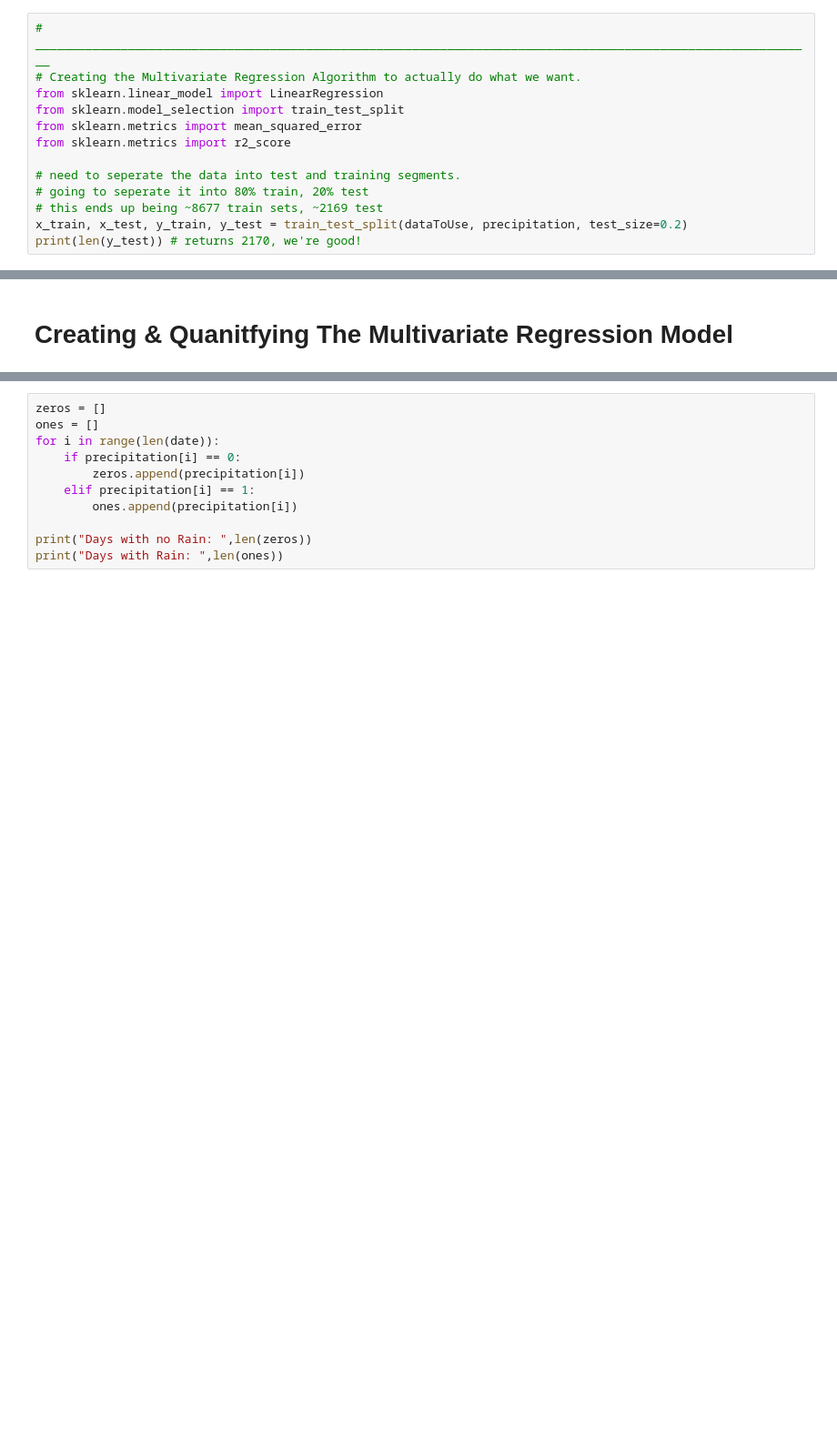
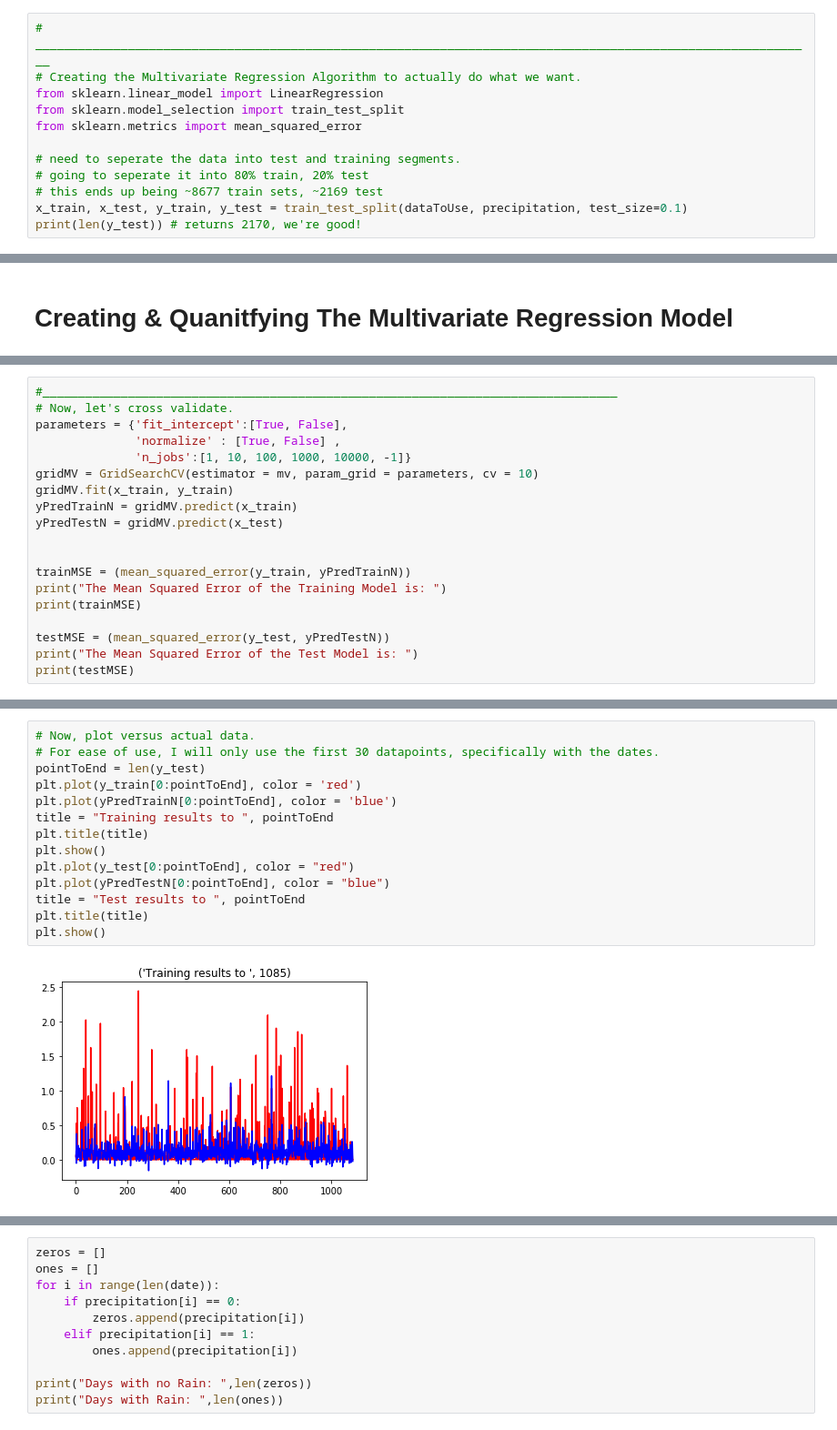
Before and after one commit to JonathanClifford/597ML-MachineLearningWeatherPrediction, a Jupyter notebook: mainAnalysisOfWeatherData.ipynb, the cells around one changed output, grey strips where cells are left out. Shown at 91% size. Cells and saved outputs as stored; diff of their text form; blank space fills up the shorter version.

```diff
--- a/mainAnalysisOfWeatherData.ipynb
+++ b/mainAnalysisOfWeatherData.ipynb
@@ -149,11 +149,10 @@ dataToUse has grabbed what it needs.
 from sklearn.linear_model import LinearRegression
 from sklearn.model_selection import train_test_split
 from sklearn.metrics import mean_squared_error
-from sklearn.metrics import r2_score
 
 # need to seperate the data into test and training segments.
 # going to seperate it into 80% train, 20% test
 # this ends up being ~8677 train sets, ~2169 test
-x_train, x_test, y_train, y_test = train_test_split(dataToUse, precipitation, test_size=0.2)
+x_train, x_test, y_train, y_test = train_test_split(dataToUse, precipitation, test_size=0.1)
 print(len(y_test)) # returns 2170, we're good!
 # %% [output]
@@ -199,0 +188,19 @@ The Mean Squared Error of the Test Model is:
+# %%
+#_________________________________________________________________________________
+# Now, let's cross validate.
+parameters = {'fit_intercept':[True, False],
+              'normalize' : [True, False] ,
+              'n_jobs':[1, 10, 100, 1000, 10000, -1]}
+gridMV = GridSearchCV(estimator = mv, param_grid = parameters, cv = 10)
+gridMV.fit(x_train, y_train)
+yPredTrainN = gridMV.predict(x_train)
+yPredTestN = gridMV.predict(x_test)
+
+
+trainMSE = (mean_squared_error(y_train, yPredTrainN))
+print("The Mean Squared Error of the Training Model is: ")
+print(trainMSE)
+
+testMSE = (mean_squared_error(y_test, yPredTestN))
+print("The Mean Squared Error of the Test Model is: ")
+print(testMSE)
@@ -199,0 +212,16 @@ The Mean Squared Error of the Test Model is:
+# %%
+# Now, plot versus actual data.
+# For ease of use, I will only use the first 30 datapoints, specifically with the dates.
+pointToEnd = len(y_test)
+plt.plot(y_train[0:pointToEnd], color = 'red')
+plt.plot(yPredTrainN[0:pointToEnd], color = 'blue')
+title = "Training results to ", pointToEnd
+plt.title(title)
+plt.show()
+plt.plot(y_test[0:pointToEnd], color = "red")
+plt.plot(yPredTestN[0:pointToEnd], color = "blue")
+title = "Test results to ", pointToEnd
+plt.title(title)
+plt.show()
+# %% [output]
+[figure, added]
```
Also changed, not shown: parts of 11 cells of this notebook.
